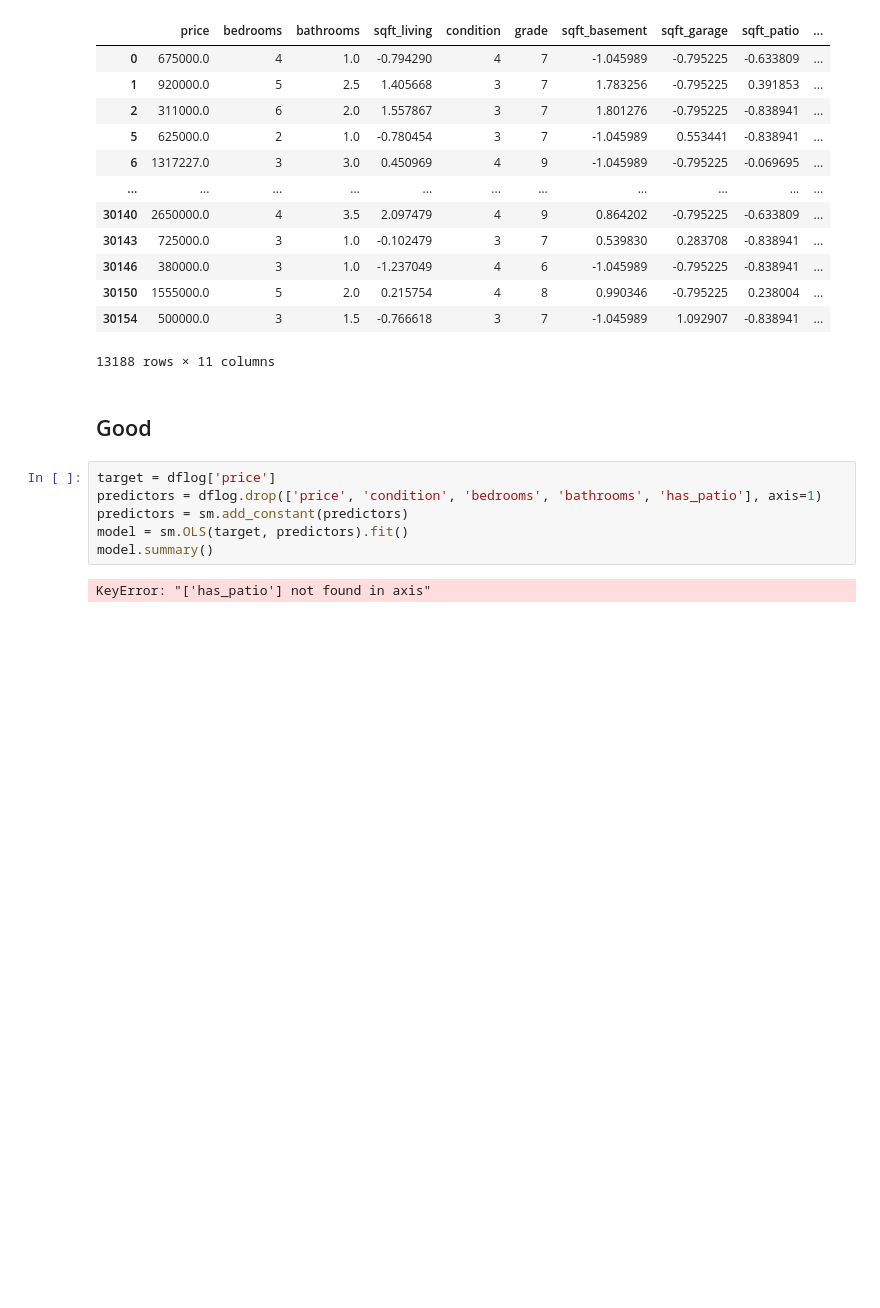
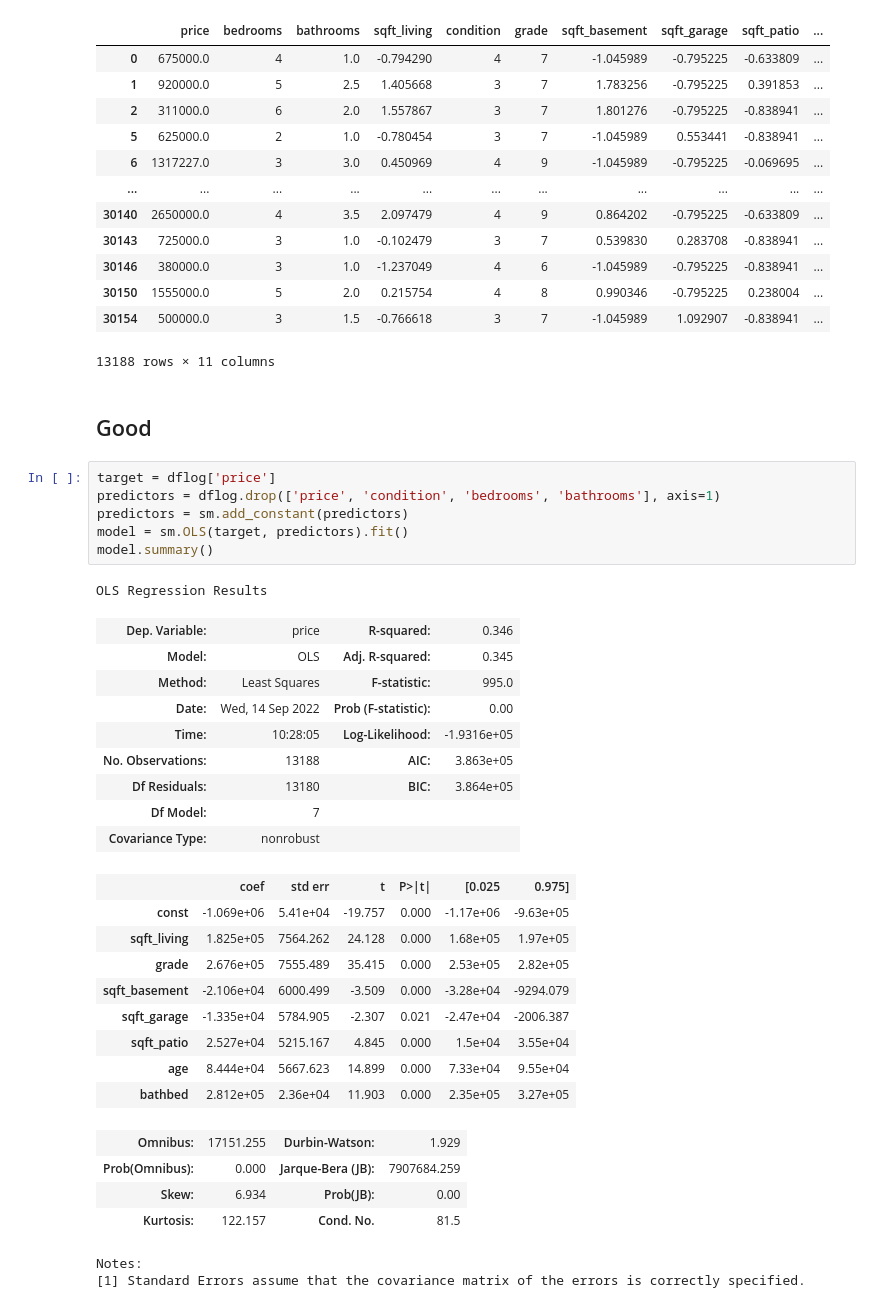
Before and after one commit to hall-nicholas/flatiron-ds-project-2, a Jupyter notebook: code/PatEDA.ipynb, the cells around one changed output. Cells and saved outputs as stored; diff of their text form; blank space fills up the shorter version.

```diff
--- a/code/PatEDA.ipynb
+++ b/code/PatEDA.ipynb
@@ -435,12 +435,36 @@ dflog
 ## Good
 # %%
 target = dflog['price']
-predictors = dflog.drop(['price', 'condition', 'bedrooms', 'bathrooms', 'has_patio'], axis=1)
+predictors = dflog.drop(['price', 'condition', 'bedrooms', 'bathrooms'], axis=1)
 predictors = sm.add_constant(predictors)
 model = sm.OLS(target, predictors).fit()
 model.summary()
 # %% [output]
-KeyError: "['has_patio'] not found in axis"
+OLS Regression Results
+| Dep. Variable: | price | R-squared: | 0.346 |
+| Model: | OLS | Adj. R-squared: | 0.345 |
+| Method: | Least Squares | F-statistic: | 995.0 |
+| Date: | Wed, 14 Sep 2022 | Prob (F-statistic): | 0.00 |
+| Time: | 10:28:05 | Log-Likelihood: | -1.9316e+05 |
+| No. Observations: | 13188 | AIC: | 3.863e+05 |
+| Df Residuals: | 13180 | BIC: | 3.864e+05 |
+| Df Model: | 7 |  |  |
+| Covariance Type: | nonrobust |  |  |
+|  | coef | std err | t | P>|t| | [0.025 | 0.975] |
+| const | -1.069e+06 | 5.41e+04 | -19.757 | 0.000 | -1.17e+06 | -9.63e+05 |
+| sqft_living | 1.825e+05 | 7564.262 | 24.128 | 0.000 | 1.68e+05 | 1.97e+05 |
+| grade | 2.676e+05 | 7555.489 | 35.415 | 0.000 | 2.53e+05 | 2.82e+05 |
+| sqft_basement | -2.106e+04 | 6000.499 | -3.509 | 0.000 | -3.28e+04 | -9294.079 |
+| sqft_garage | -1.335e+04 | 5784.905 | -2.307 | 0.021 | -2.47e+04 | -2006.387 |
+| sqft_patio | 2.527e+04 | 5215.167 | 4.845 | 0.000 | 1.5e+04 | 3.55e+04 |
+| age | 8.444e+04 | 5667.623 | 14.899 | 0.000 | 7.33e+04 | 9.55e+04 |
+| bathbed | 2.812e+05 | 2.36e+04 | 11.903 | 0.000 | 2.35e+05 | 3.27e+05 |
+| Omnibus: | 17151.255 | Durbin-Watson: | 1.929 |
+| Prob(Omnibus): | 0.000 | Jarque-Bera (JB): | 7907684.259 |
+| Skew: | 6.934 | Prob(JB): | 0.00 |
+| Kurtosis: | 122.157 | Cond. No. | 81.5 |
+Notes:
+[1] Standard Errors assume that the covariance matrix of the errors is correctly specified.
 # %%
 formula = "price ~ bathbed"
 all_mod = ols(formula=formula, data=dflog).fit()
```
Also changed, not shown: parts of 4 cells of this notebook.
